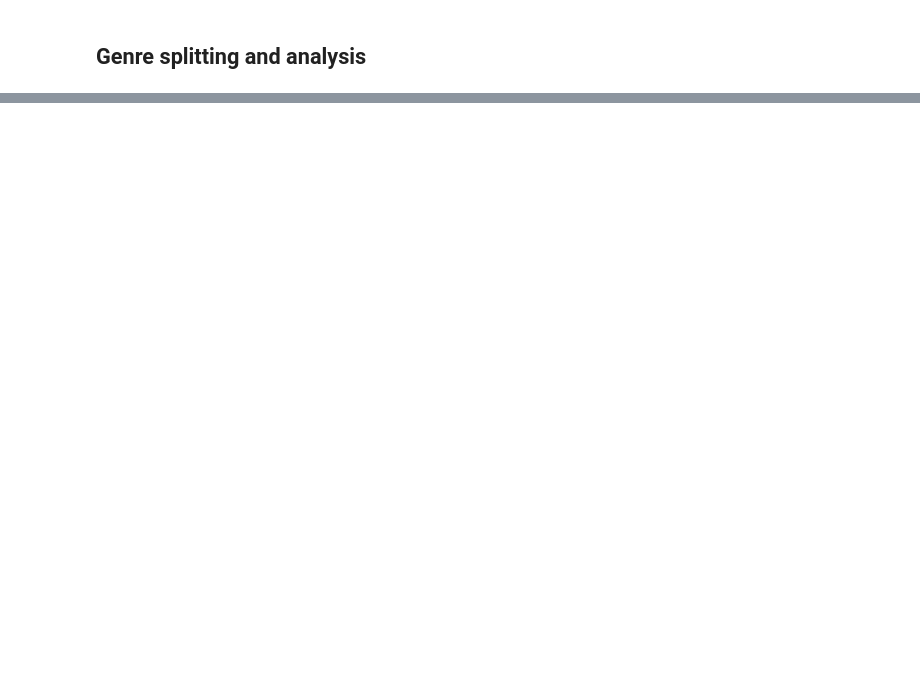
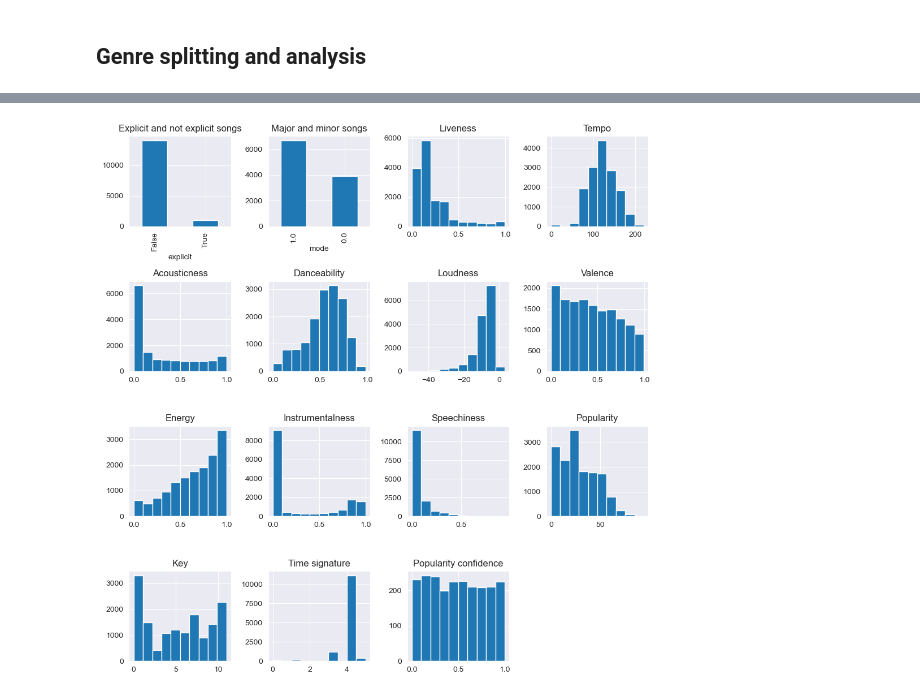
Before and after one commit to EmilianoMarrale/Spotify-Dataset-Analysis, a Jupyter notebook: Project Data Understanding.ipynb, the cells around one changed output, grey strips where cells are left out. Saved outputs shown, nothing was run; the diff lists cells and outputs as text; code cells hidden in the pictures; blank space fills up the shorter version.

```diff
--- a/Project Data Understanding.ipynb
+++ b/Project Data Understanding.ipynb
@@ -6,8 +6,8 @@ from scipy.stats import pearsonr
 # %% [markdown]
 ## Dataset Import and simple statistics visualization
 # %%
-df_train = pd.read_csv('project dataset (missing + split)/train.csv', skipinitialspace=True)
+df_train = pd.read_csv('train.csv', skipinitialspace=True)
 
-df_test = pd.read_csv('project dataset (missing + split)/test.csv', skipinitialspace=True)
+df_test = pd.read_csv('test.csv', skipinitialspace=True)
 # %%
 df_test.columns
@@ -154,0 +315,68 @@ df_train
+# %%
+#Plotting the distribution of the features
+
+fig = plt.figure (figsize = (10,10))
+fig_dims = (4,4)
+
+plt.subplot2grid(fig_dims, (0,0))
+df_train['explicit'].value_counts().plot(kind='bar', title='Explicit and not explicit songs')
+
+plt.subplot2grid(fig_dims, (0,1))
+df_train['mode'].value_counts().plot(kind='bar', title='Major and minor songs')
+
+plt.subplot2grid(fig_dims, (1,0))
+df_train['acousticness'].hist()
+plt.title('Acousticness')
+
+plt.subplot2grid(fig_dims, (1,1))
+df_train['danceability'].hist()
+plt.title('Danceability')
+
+plt.subplot2grid(fig_dims, (2,0))
+df_train['energy'].hist()
+plt.title('Energy')
+
+plt.subplot2grid(fig_dims, (2,1))
+df_train['instrumentalness'].hist()
+plt.title('Instrumentalness')
+
+plt.subplot2grid(fig_dims, (0,2))
+df_train['liveness'].hist()
+plt.title('Liveness')
+
+plt.subplot2grid(fig_dims, (1,2))
+df_train['loudness'].hist()
+plt.title('Loudness')
+
+plt.subplot2grid(fig_dims, (2,2))
+df_train['speechiness'].hist()
+plt.title('Speechiness')
+
+plt.subplot2grid(fig_dims, (0,3))
+df_train['tempo'].hist()
+plt.title('Tempo')
+
+plt.subplot2grid(fig_dims, (1,3))
+df_train['valence'].hist()
+plt.title('Valence')
+
+plt.subplot2grid(fig_dims, (2,3))
+df_train['popularity'].hist()
+plt.title('Popularity')
+
+plt.subplot2grid(fig_dims, (3,0))
+df_train['key'].hist()
+plt.title('Key')
+
+plt.subplot2grid(fig_dims, (3,1))
+df_train['time_signature'].hist()
+plt.title('Time signature')
+
+plt.subplot2grid(fig_dims, (3,2))
+df_train['popularity_confidence'].hist()
+plt.title('Popularity confidence')
+
+plt.tight_layout()
+plt.show()
+# %% [output]
+[figure, added]
```
Also changed, not shown: parts of 27 cells of this notebook, 1 other file.
